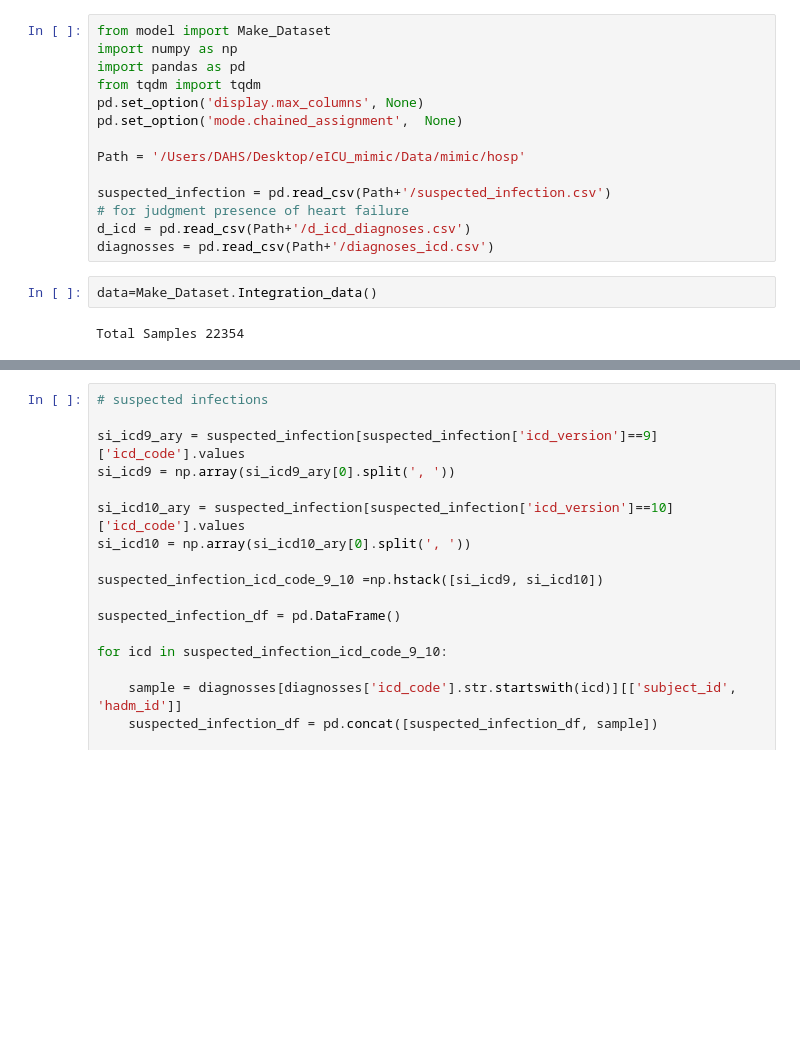
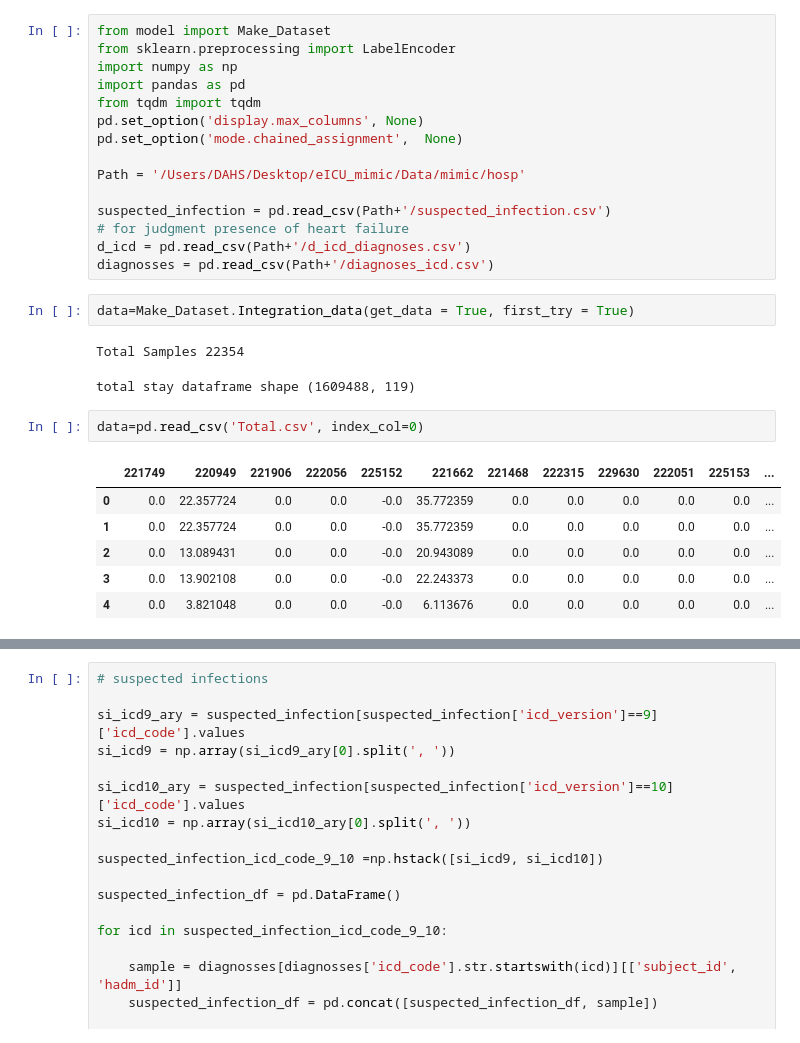
Before and after one commit to Jeong-Eul/MIMICIV2.2_PREPROC, a Jupyter notebook: mainCircline.ipynb, the cells around one changed output, grey strips where cells are left out. Saved outputs shown, nothing was run; the diff lists cells and outputs as text; blank space fills up the shorter version.

```diff
--- a/mainCircline.ipynb
+++ b/mainCircline.ipynb
@@ -1,5 +1,6 @@
 # %%
 from model import Make_Dataset
+from sklearn.preprocessing import LabelEncoder
 import numpy as np
 import pandas as pd
 from tqdm import tqdm
@@ -13,6 +14,16 @@ suspected_infection = pd.read_csv(Path+'/suspected_infection.csv')
 d_icd = pd.read_csv(Path+'/d_icd_diagnoses.csv')
 diagnosses = pd.read_csv(Path+'/diagnoses_icd.csv')
 # %%
-data=Make_Dataset.Integration_data()
+data=Make_Dataset.Integration_data(get_data = True, first_try = True)
 # %% [output]
 Total Samples 22354
+total stay dataframe shape (1609488, 119)
+# %%
+data=pd.read_csv('Total.csv', index_col=0)
+# %% [output]
+|  | 221749 | 220949 | 221906 | 222056 | 225152 | 221662 | 221468 | 222315 | 229630 | 222051 | 225153 | ... |
+| 0 | 0.0 | 22.357724 | 0.0 | 0.0 | -0.0 | 35.772359 | 0.0 | 0.0 | 0.0 | 0.0 | 0.0 | ... |
+| 1 | 0.0 | 22.357724 | 0.0 | 0.0 | -0.0 | 35.772359 | 0.0 | 0.0 | 0.0 | 0.0 | 0.0 | ... |
+| 2 | 0.0 | 13.089431 | 0.0 | 0.0 | -0.0 | 20.943089 | 0.0 | 0.0 | 0.0 | 0.0 | 0.0 | ... |
+| 3 | 0.0 | 13.902108 | 0.0 | 0.0 | -0.0 | 22.243373 | 0.0 | 0.0 | 0.0 | 0.0 | 0.0 | ... |
+| 4 | 0.0 | 3.821048 | 0.0 | 0.0 | -0.0 | 6.113676 | 0.0 | 0.0 | 0.0 | 0.0 | 0.0 | ... |
```
Also changed, not shown: parts of 2 cells of this notebook, 1 other file.
